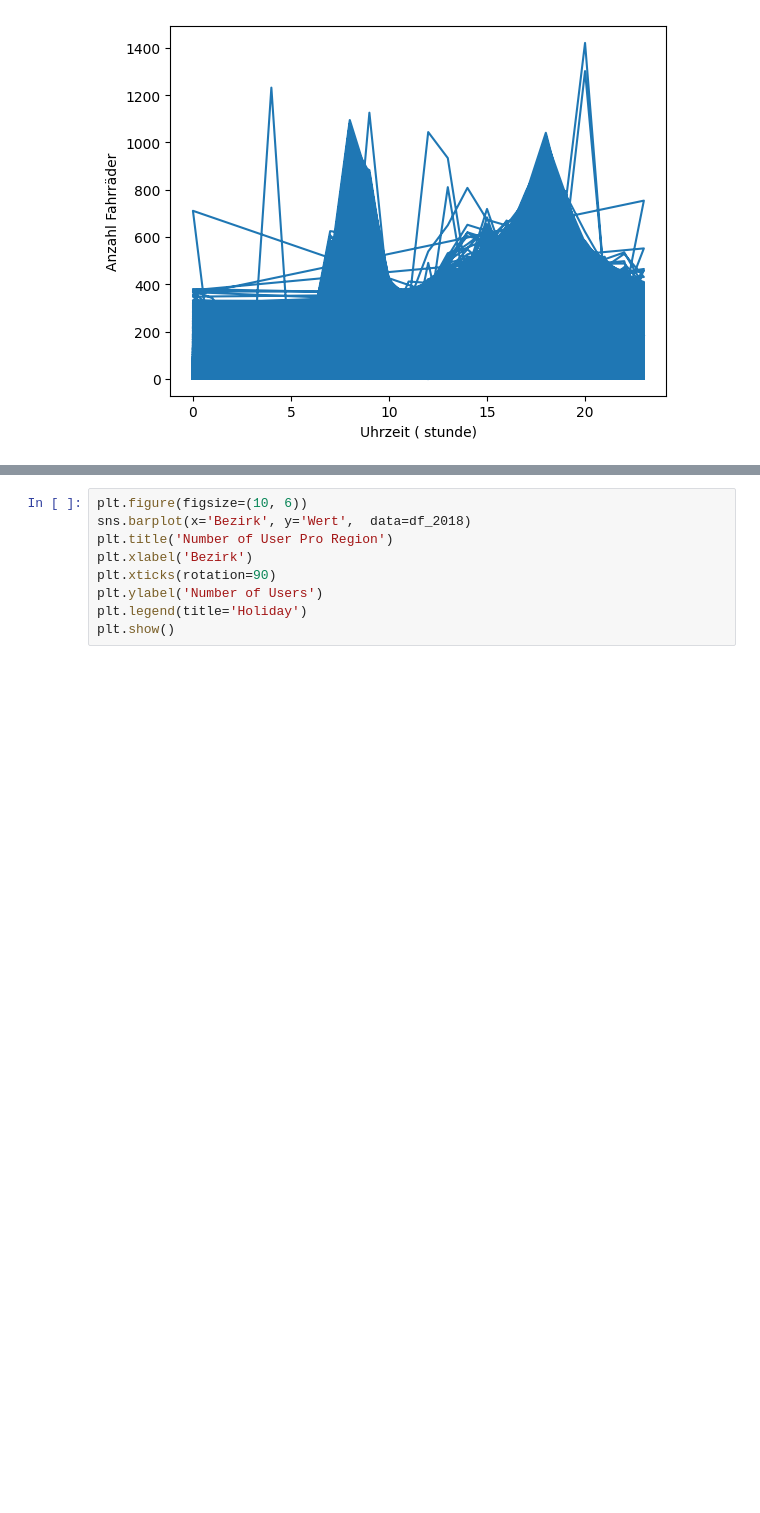
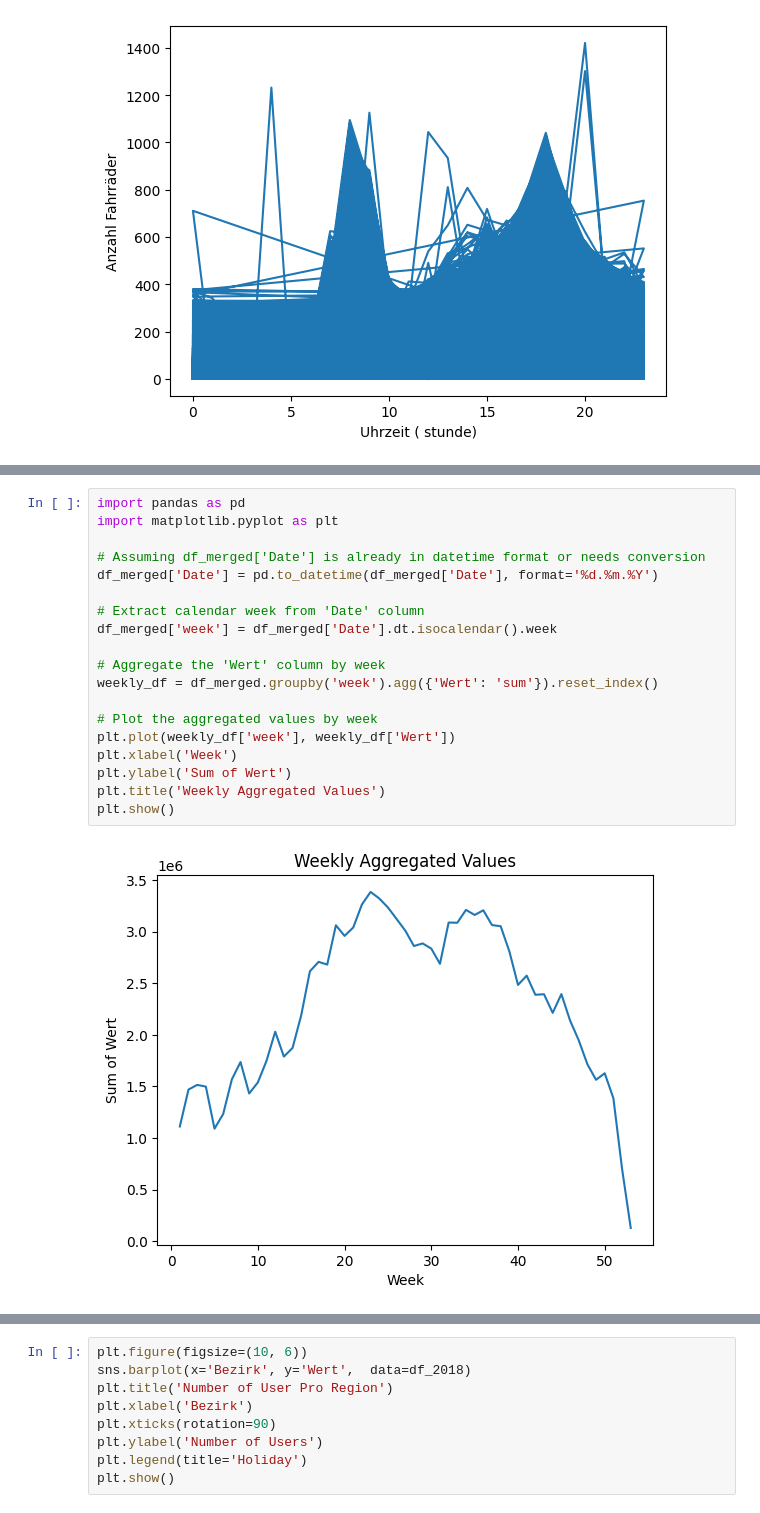
Before and after one commit to imenbarrak/Verkehrsprojekt, a Jupyter notebook: notebooks/data_visualisation_Fahrrad.ipynb, the cells around one changed output, grey strips where cells are left out. Saved outputs shown, nothing was run; the diff lists cells and outputs as text; blank space fills up the shorter version.

```diff
--- a/notebooks/data_visualisation_Fahrrad.ipynb
+++ b/notebooks/data_visualisation_Fahrrad.ipynb
@@ -193,0 +158,21 @@ plt.show()
+# %%
+import pandas as pd
+import matplotlib.pyplot as plt
+
+# Assuming df_merged['Date'] is already in datetime format or needs conversion
+df_merged['Date'] = pd.to_datetime(df_merged['Date'], format='%d.%m.%Y')
+
+# Extract calendar week from 'Date' column
+df_merged['week'] = df_merged['Date'].dt.isocalendar().week
+
+# Aggregate the 'Wert' column by week
+weekly_df = df_merged.groupby('week').agg({'Wert': 'sum'}).reset_index()
+
+# Plot the aggregated values by week
+plt.plot(weekly_df['week'], weekly_df['Wert'])
+plt.xlabel('Week')
+plt.ylabel('Sum of Wert')
+plt.title('Weekly Aggregated Values')
+plt.show()
+# %% [output]
+[figure, added]
```
Also changed, not shown: parts of 9 cells of this notebook.
